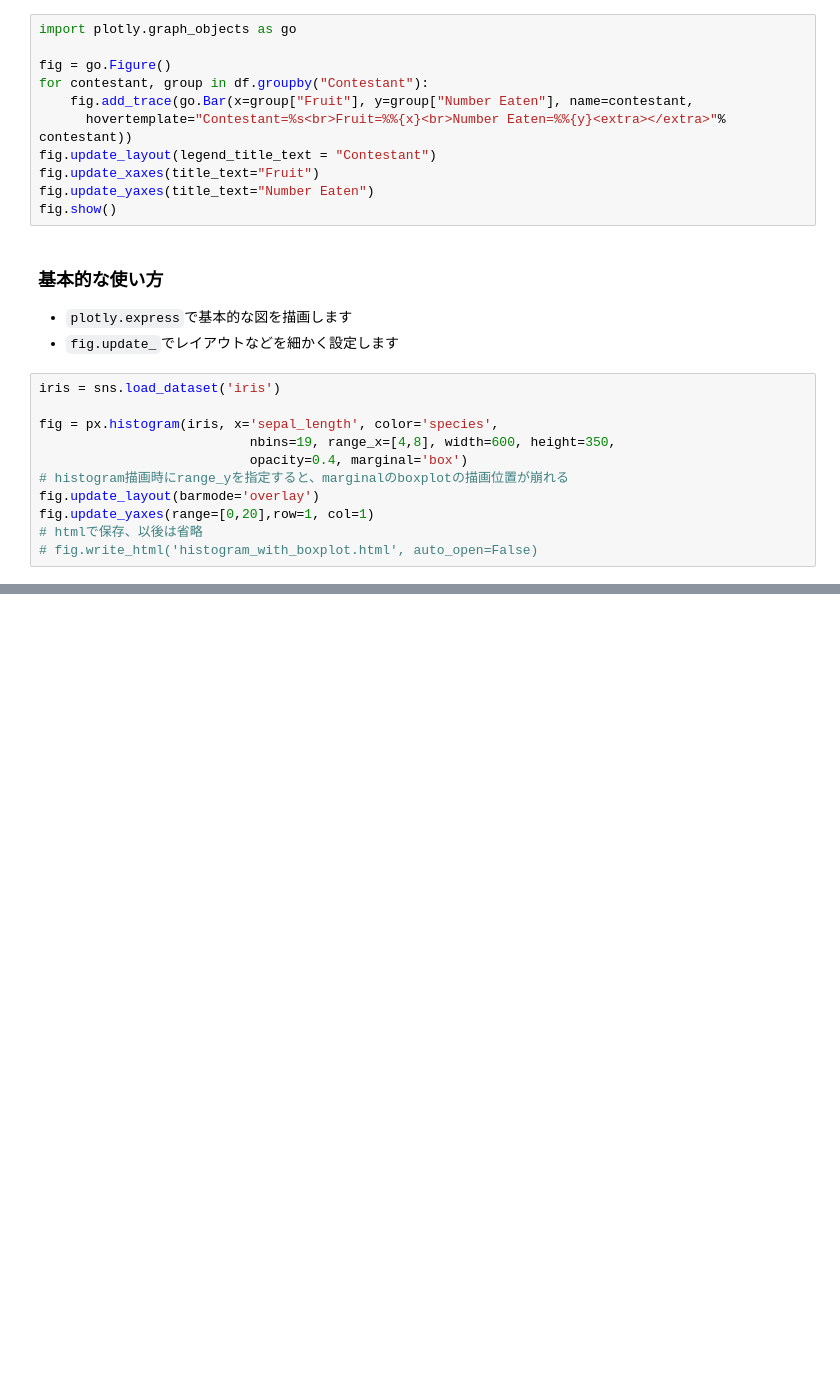
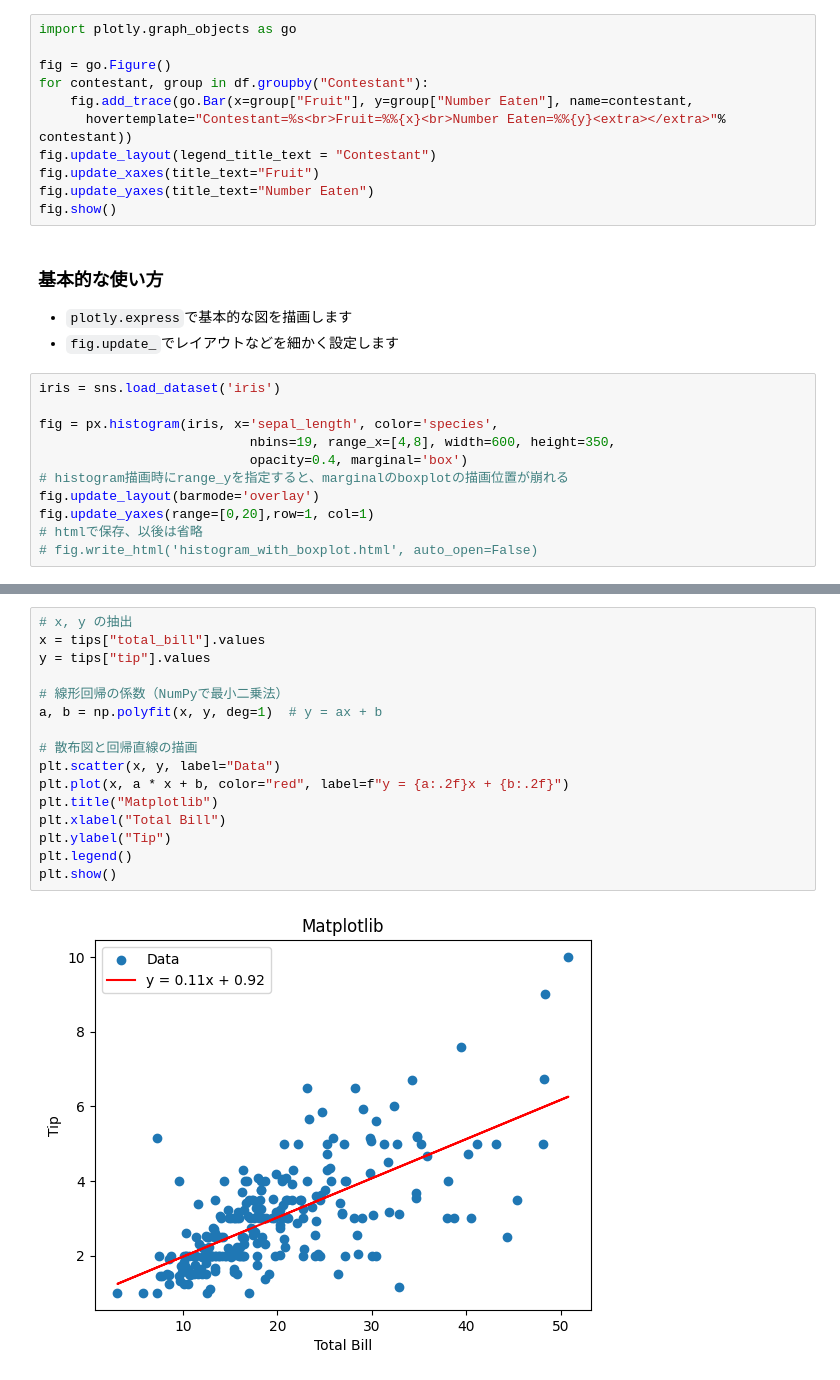
Before and after one commit to lvzeyu/css_tohoku, a Jupyter notebook: css_tohoku/_build/html/_sources/draft/visualization2.ipynb, the cells around one changed output, grey strips where cells are left out. Drawn from its saved outputs; the diff is of its cells as text; blank space fills up the shorter version.

```diff
--- a/css_tohoku/_build/html/_sources/draft/visualization2.ipynb
+++ b/css_tohoku/_build/html/_sources/draft/visualization2.ipynb
@@ -212,0 +275,18 @@ fig.update_yaxes(range=[0,20],row=1, col=1)
+# %%
+# x, y の抽出
+x = tips["total_bill"].values
+y = tips["tip"].values
+
+# 線形回帰の係数（NumPyで最小二乗法）
+a, b = np.polyfit(x, y, deg=1)  # y = ax + b
+
+# 散布図と回帰直線の描画
+plt.scatter(x, y, label="Data")
+plt.plot(x, a * x + b, color="red", label=f"y = {a:.2f}x + {b:.2f}")
+plt.title("Matplotlib")
+plt.xlabel("Total Bill")
+plt.ylabel("Tip")
+plt.legend()
+plt.show()
+# %% [output]
+[figure, added]
```
Also changed, not shown: parts of 12 cells of this notebook, 23 other files.
